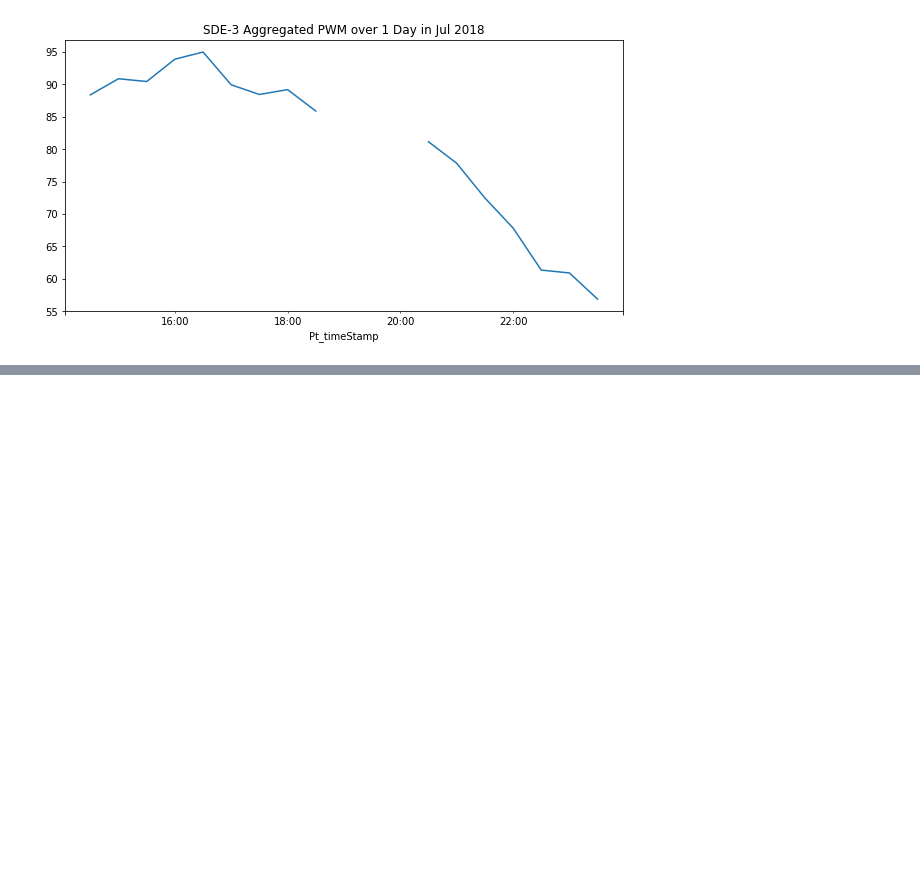
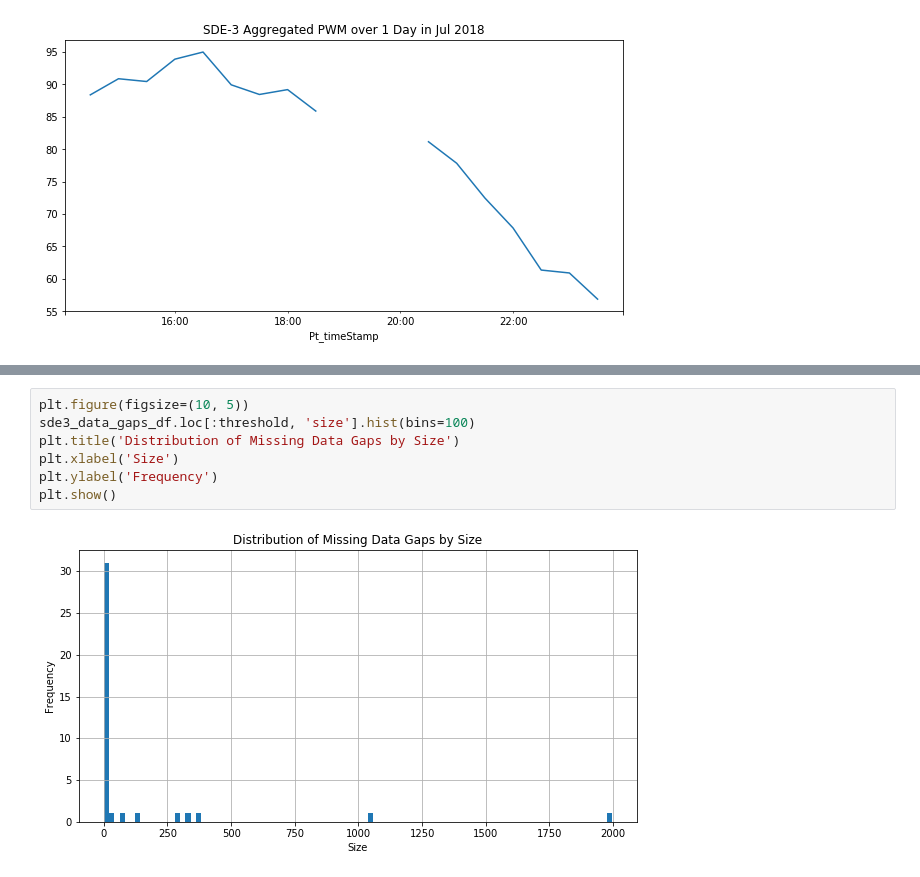
Before and after one commit to tkokkeng/KE5105-Time-Series-Forecasting, a Jupyter notebook: exploration/etl4.ipynb, the cells around one changed output, grey strips where cells are left out. Saved outputs shown, nothing was run; the diff lists cells and outputs as text; blank space fills up the shorter version.

```diff
--- a/exploration/etl4.ipynb
+++ b/exploration/etl4.ipynb
@@ -206,0 +330,9 @@ sde3_agg_df.loc['2018-07-04 13H':'2018-07-04 23H', 'PWM_30min_avg'].plot(figsize
+# %%
+plt.figure(figsize=(10, 5))
+sde3_data_gaps_df.loc[:threshold, 'size'].hist(bins=100)
+plt.title('Distribution of Missing Data Gaps by Size')
+plt.xlabel('Size')
+plt.ylabel('Frequency')
+plt.show()
+# %% [output]
+[figure, added]
```
Also changed, not shown: parts of 24 cells of this notebook.
